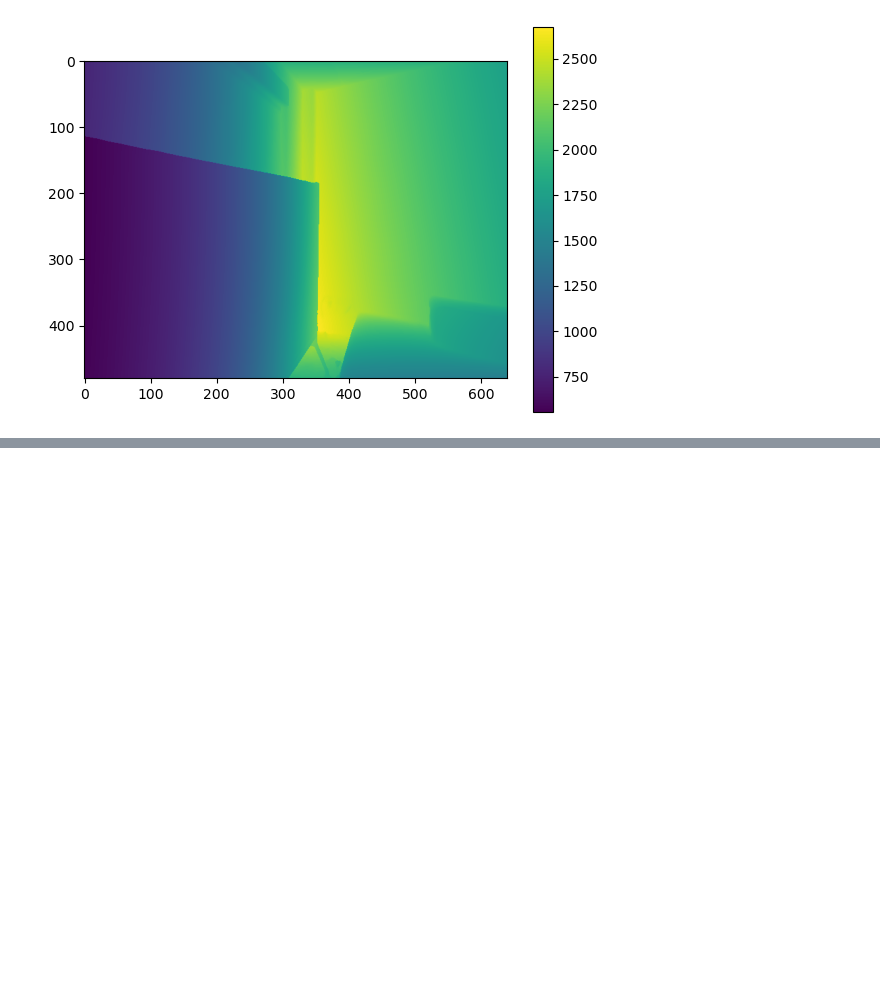
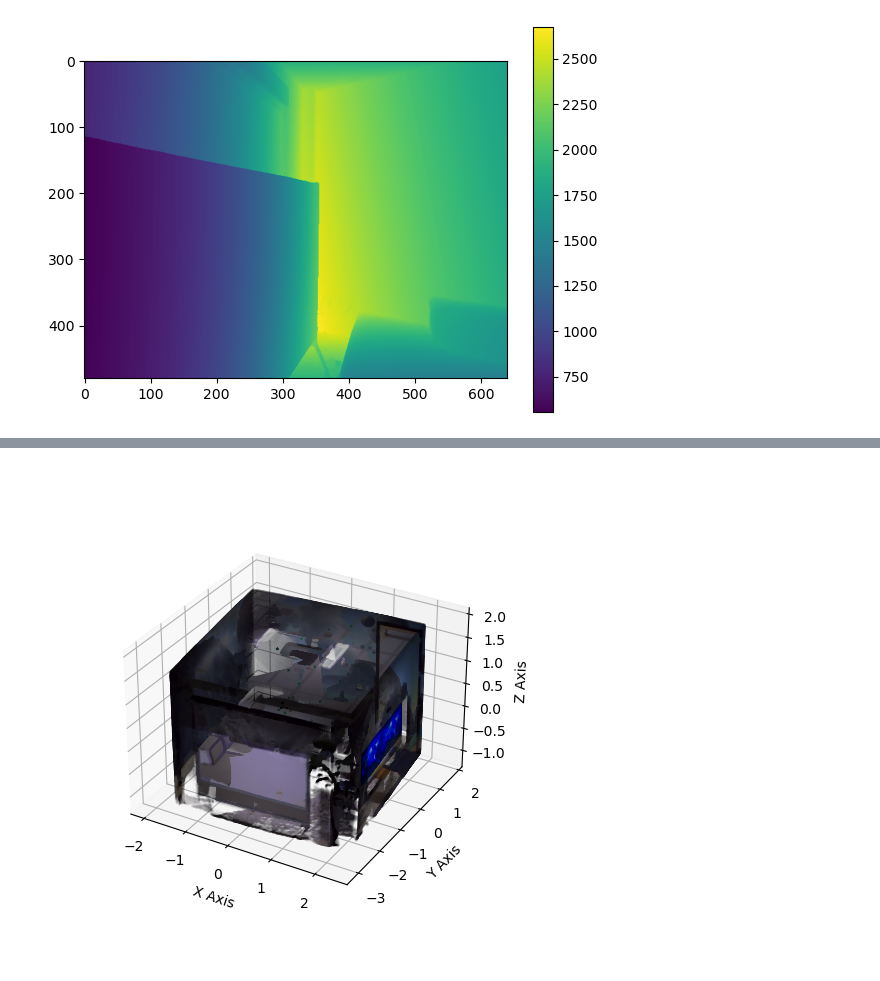
Before and after one commit to getitmoon/CV-lab, a Jupyter notebook: office_0/toPointCloud.ipynb, the cells around one changed output, grey strips where cells are left out. Cells and saved outputs as stored; diff of their text form; code cells hidden in the pictures; blank space fills up the shorter version.

```diff
--- a/office_0/toPointCloud.ipynb
+++ b/office_0/toPointCloud.ipynb
@@ -40,14 +40,19 @@ plt.show()
 def imageto3dpoints (rgb_im, depth_im, ctw_mat):
     z_c = (depth_im.flatten())/1000 # 1 for image plane (z = 1) /1000 for units to be meters
     w_c = np.ones(z_c.shape)
-    x, y, _ = rgb_im.shape
-    # cx, cy = x//2, y//2
-    x_c= np.arange(x)
-    y_c = np.arange(y)
-    x_c, y_c = np.meshgrid(x_c, y_c, indexing='ij')
+
+    height, width, _ = rgb_im.shape
+    fx, fy, cx, cy = width/2, width/2, (width-1)/2, (height-1)/2
+    x_c= np.arange(width)
+    y_c = np.arange(height)
+    x_c, y_c = np.meshgrid(x_c, y_c, indexing='xy')
     x_c, y_c = x_c.flatten(), y_c.flatten()
-    X = np.stack([(y_c)*z_c/3, (x_c)*z_c/3, z_c, w_c], axis=0) # assuming pixel size to be 0.26mm and consider reverting translation by (cx, cy)
-    X_ = ctw_mat @ X
+    ones = np.ones(x_c.shape)
+
+    X_on_img = np.stack([x_c, y_c, ones], axis=0)
+    X_on_cam = np.linalg.inv(np.array([[fx, 0, cx], [0, fy, cy], [0, 0, 1]])) @ X_on_img
+    X_on_cam = np.stack([X_on_cam[0]*z_c, X_on_cam[1]*z_c, z_c, w_c], axis=0)
+    X_on_wld = ctw_mat @ X_on_cam
 
     origin = np.array([0,0,0,1])
     x_axis = np.array([1/1000,0,0,1])
@@ -56,4 +61,4 @@ def imageto3dpoints (rgb_im, depth_im, ctw_mat):
     camera = ctw_mat @ np.stack([origin, x_axis, y_axis, z_axis], axis=-1)
 
     colors = rgb_im.reshape((-1, 3))/255
-    return X_.T, colors, camera.T
+    return X_on_wld.T, colors, camera.T
@@ -98,35 +91,38 @@ Error:
 # %%
 # Draw results
 %matplotlib widget
 fig = plt.figure(figsize=(5,5))
 ax2 = fig.add_subplot(111, projection='3d')
 
 def show_multiple (n):
     for i in range(n):
-        rgb_fname = "rgb_" + str(i) + ".png"
+        m = 40
+        rgb_fname = "rgb_" + str(i*m) + ".png"
         rgb_im = cv2.cvtColor(cv2.imread(os.path.join(path_to_rgb, rgb_fname)), cv2.COLOR_BGR2RGB)
-        depth_fname = "depth_" + str(i) + ".png"
+        depth_fname = "depth_" + str(i*m) + ".png"
         depth_im = cv2.imread(os.path.join(path_to_depth, depth_fname), cv2.IMREAD_UNCHANGED) # rgb channels has same value
-        ctw_mat = matrices[i]
+        ctw_mat = matrices[i*m]
         X_, colors, camera_axis = imageto3dpoints(rgb_im, depth_im, ctw_mat)
         ax2.scatter(
             X_[:, 0], # x
+            X_[:, 1], # y
             X_[:, 2], # z
-            X_[:, 1], # y
             c=colors, marker='o', s=0.0001
         )
-        ax2.plot( # lines by x, z, y
+        ax2.plot( # x, y, z axis
             [camera_axis[0][0], camera_axis[1][0]], [camera_axis[0][2], camera_axis[1][2]],  [-camera_axis[0][1], -camera_axis[1][1]], c='r'
         )
         ax2.plot(
             [camera_axis[0][0], camera_axis[2][0]], [camera_axis[0][2], camera_axis[2][2]], [-camera_axis[0][1], -camera_axis[2][1]], c='b'
         )
         ax2.plot(
             [camera_axis[0][0], camera_axis[3][0]], [camera_axis[0][2], camera_axis[3][2]], [-camera_axis[0][1], -camera_axis[3][1]], c='g'
         )
 
-show_multiple(10)
+show_multiple(20)
 ax2.set_xlabel('X Axis')
-ax2.set_ylabel('Z Axis')
-ax2.set_zlabel('Y Axis')
+ax2.set_ylabel('Y Axis')
+ax2.set_zlabel('Z Axis')
 plt.show()
+# %% [output]
+[figure, added]
```
Also changed, not shown: parts of 2 cells of this notebook.
